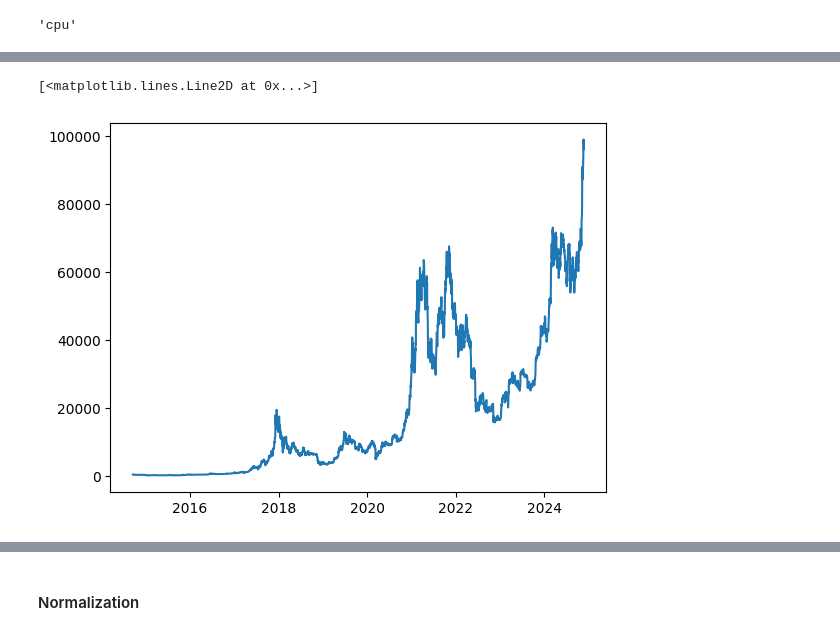
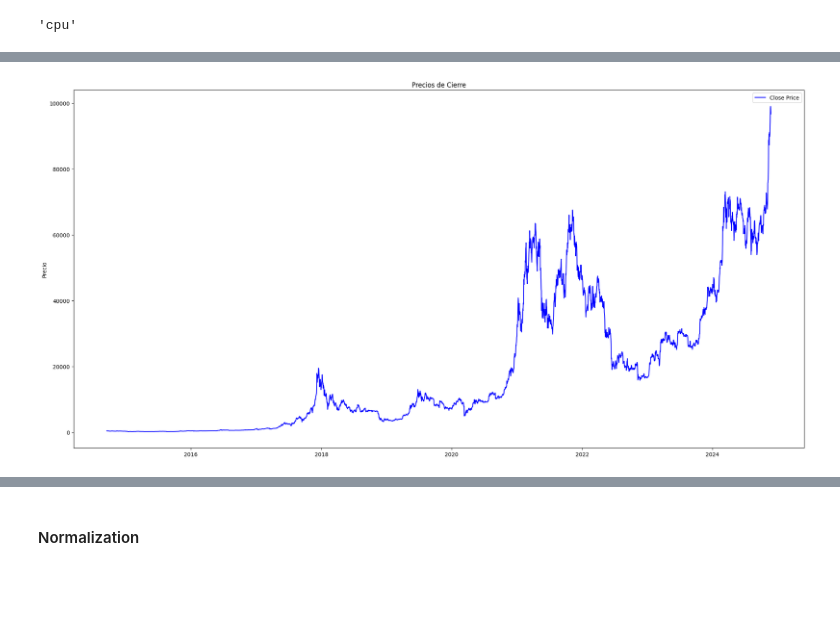
Before and after one commit to Ivo196/BTC-Forecasting-in-PyTorch-with-LSTM, a Jupyter notebook: BitCoin Forecasting in PyTorch with LSTM.ipynb, the cells around one changed output, grey strips where cells are left out. Drawn from its saved outputs; the diff is of its cells as text; code cells hidden in the pictures; blank space fills up the shorter version.

```diff
--- a/BitCoin Forecasting in PyTorch with LSTM.ipynb
+++ b/BitCoin Forecasting in PyTorch with LSTM.ipynb
@@ -75,5 +45,13 @@ See the caveats in the documentation: https://pandas.pydata.org/pandas-docs/stab
-# %%
-plt.plot(data['Date'],data['Close'])
-# %% [output]
-[<matplotlib.lines.Line2D at 0x...>]
-[figure, removed]
+# %%
+# Visualizacion
+plt.figure(figsize=(20, 10))
+ax1 = plt.subplot(1, 1, 1)  # Para precios y medias móviles
+ax1.plot(data.index, data['Close'], label='Close Price', color='blue')
+
+ax1.set_title('Precios de Cierre')
+ax1.set_ylabel('Precio')
+ax1.legend()
+plt.tight_layout()
+plt.show()
+# %% [output]
+[figure, added]
```
Also changed, not shown: parts of 27 cells of this notebook, 1 other file.
